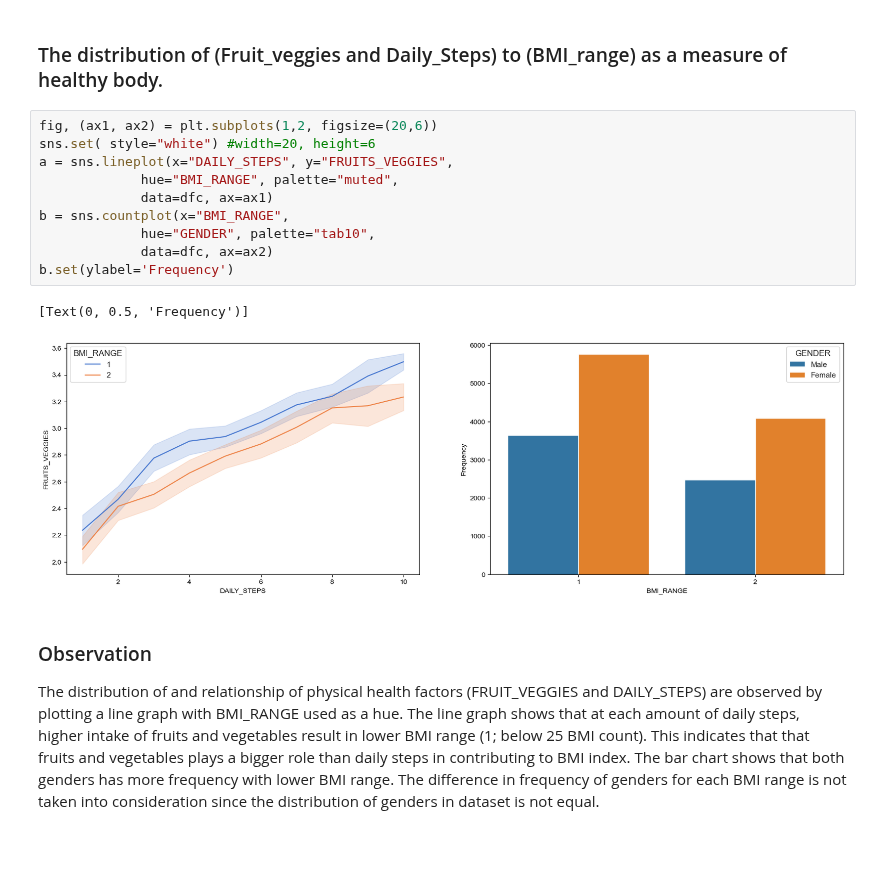
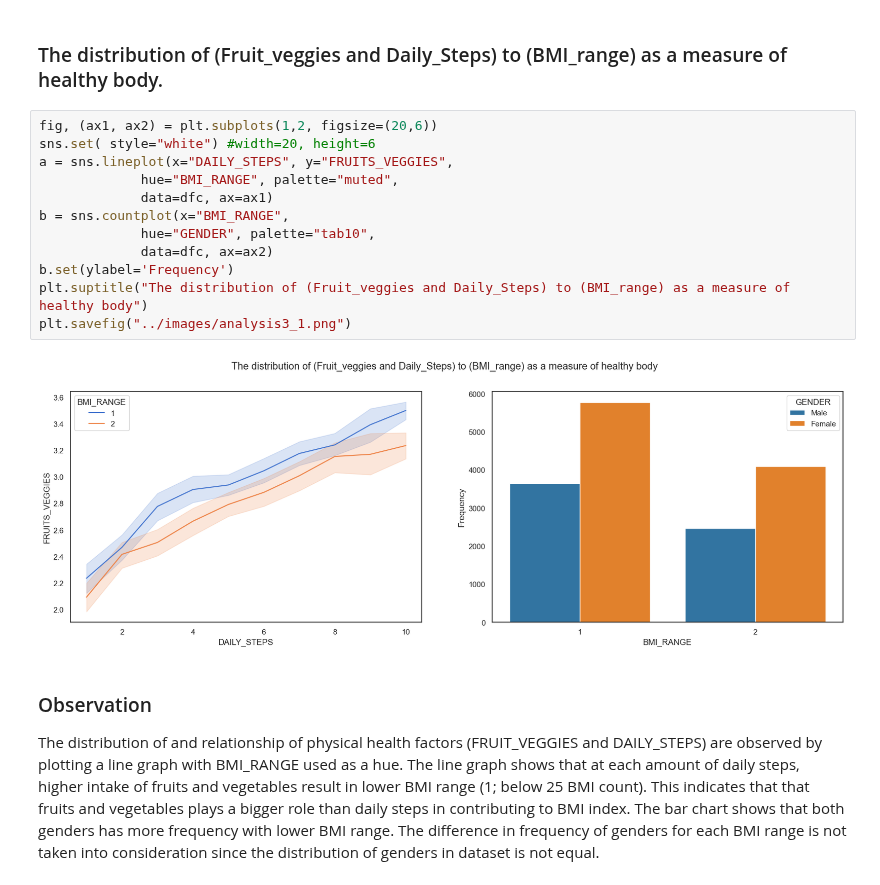
Before and after one commit to ubco-W2022T2-data301/project-group-group06, a Jupyter notebook: analysis/analysis3.ipynb, the cells around one changed output. Saved outputs shown, nothing was run; the diff lists cells and outputs as text; blank space fills up the shorter version.

```diff
--- a/analysis/analysis3.ipynb
+++ b/analysis/analysis3.ipynb
@@ -401,16 +401,17 @@ import seaborn as sns
 # %%
 fig, (ax1, ax2) = plt.subplots(1,2, figsize=(20,6))
 sns.set( style="white") #width=20, height=6
 a = sns.lineplot(x="DAILY_STEPS", y="FRUITS_VEGGIES",
              hue="BMI_RANGE", palette="muted",
              data=dfc, ax=ax1)
 b = sns.countplot(x="BMI_RANGE",
              hue="GENDER", palette="tab10",
              data=dfc, ax=ax2)
 b.set(ylabel='Frequency')
+plt.suptitle("The distribution of (Fruit_veggies and Daily_Steps) to (BMI_range) as a measure of healthy body")
+plt.savefig("../images/analysis3_1.png")
 # %% [output]
-[Text(0, 0.5, 'Frequency')]
-[figure, old version]
+[figure, new version]
 # %% [markdown]
 ### Observation
 The distribution of and relationship of physical health factors (FRUIT_VEGGIES and DAILY_STEPS) are observed by plotting a line graph with BMI_RANGE used as a hue.
```
Also changed, not shown: parts of 7 cells of this notebook, 3 other files.
